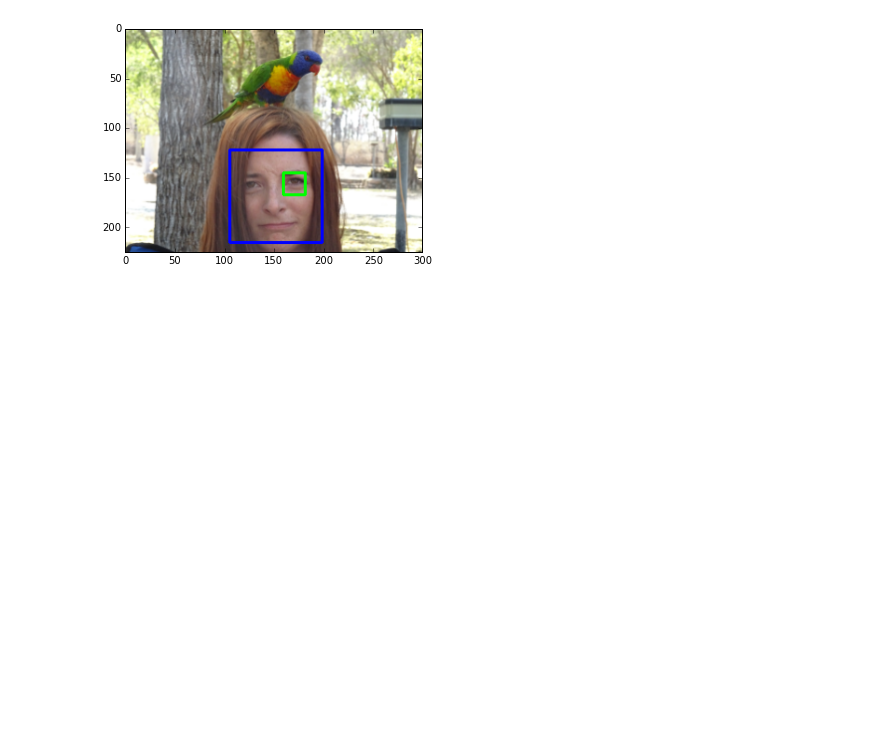
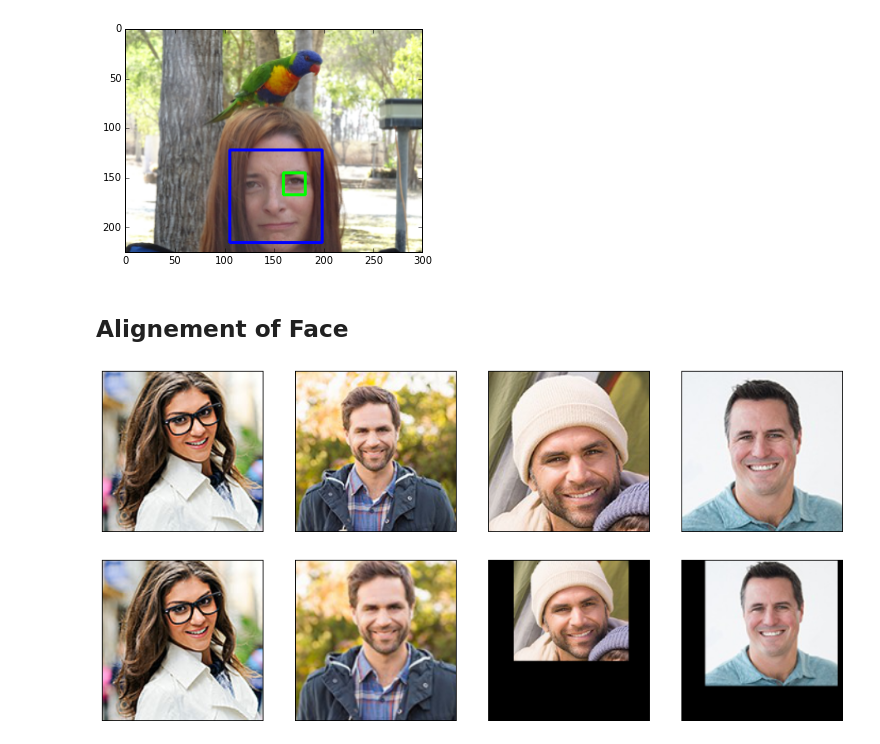
Before and after one commit to icoxfog417/cv_tutorial, a Jupyter notebook: for_machinelearning/OpenCVforMachineLearning.ipynb, the cells around one changed output. Cells and saved outputs as stored; diff of their text form; code cells hidden in the pictures; blank space fills up the shorter version.

```diff
--- a/for_machinelearning/OpenCVforMachineLearning.ipynb
+++ b/for_machinelearning/OpenCVforMachineLearning.ipynb
@@ -268,2 +334,58 @@ face_detection(IMG_FACE)
 # %% [output]
 [figure]
+# %% [markdown]
+## Alignement of Face
+# %%
+def face_align(base, base_position, target, target_position):
+    sz = base.shape
+    fsize = min(len(base_position), len(target_position))
+    tform = cv2.estimateRigidTransform(target_position[:fsize], base_position[:fsize], False)
+    aligned = cv2.warpAffine(target, tform, (sz[1], sz[0]))
+    return aligned
+
+def show_face_align(paths):
+    faces = []
+    for p in paths:
+        img, ps = face_detection(p)
+        if len(ps) > 0:
+            faces.append((img, ps[0]))  # image has 1 face
+
+    def get_aligns(f):
+        x, y, w, h = f["face"]
+        a = np.array([
+                [x, y],
+                [x, y + h],
+                [x + w, y],
+                [x + w, y + h]
+            ])
+        for e in f["eyes"]:
+            ex, ey, ew, eh = e
+            ep = np.array([[ex, ey]])
+            a = np.vstack([a, ep])
+        return a
+
+    base_img = faces[0][0]
+    base_p = get_aligns(faces[0][1])
+    aligneds = [base_img]
+    for f in faces[1:]:
+        target_p = get_aligns(f[1])
+        aligned = face_align(base_img, base_p, f[0], target_p)
+        aligneds.append(aligned)
+
+    originals = [f[0] for f in faces]
+    plot_faces(originals)
+    plot_faces(aligneds)
+
+def plot_faces(fs):
+    fig = plt.figure(figsize=(16, 12))
+    plot_number = 100 + len(fs) * 10 + 1
+    for i, f in enumerate(fs):
+        plt.subplot(plot_number + i)
+        plt.xticks([]), plt.yticks([])
+        plt.imshow(cv2.cvtColor(f, cv2.COLOR_BGR2RGB))
+    plt.show()
+
+show_face_align(["./images/face_01.jpg", "./images/face_02.jpg", "./images/face_03.jpg", "./images/face_04.jpg"])
+# %% [output]
+[figure, added]
+[figure, added]
```
Also changed, not shown: parts of 7 cells of this notebook, 14 other files.
